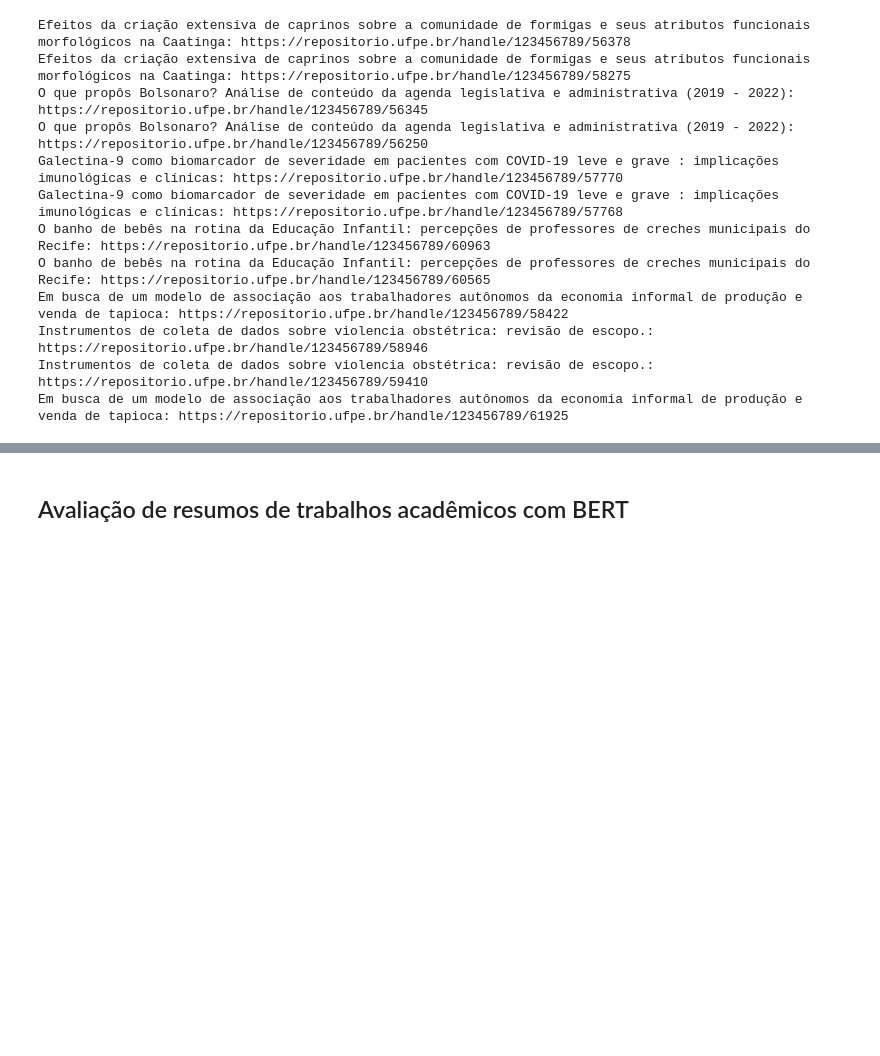
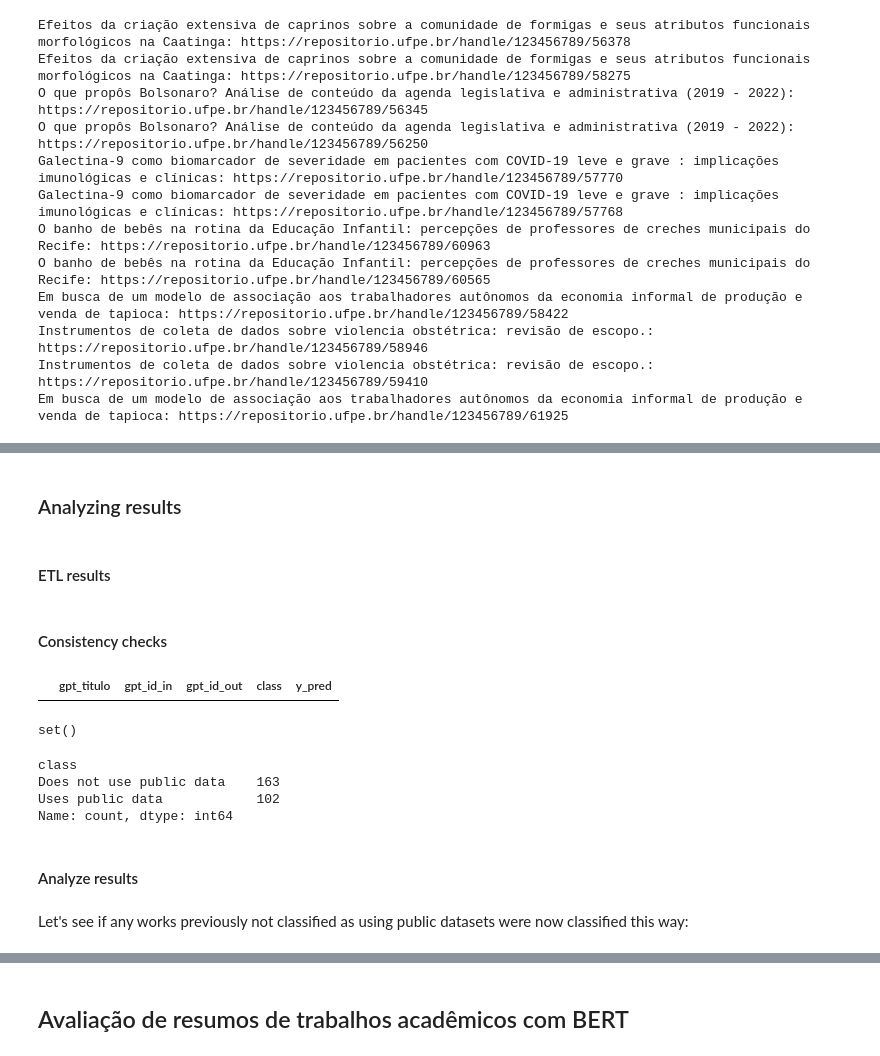
Before and after one commit to cewebbr/cordata, a Jupyter notebook: analises/40_filtragem_teses_que_usam_dados.ipynb, the cells around one changed output, grey strips where cells are left out. Drawn from its saved outputs; the diff is of its cells as text; code cells hidden in the pictures; blank space fills up the shorter version.

```diff
--- a/analises/40_filtragem_teses_que_usam_dados.ipynb
+++ b/analises/40_filtragem_teses_que_usam_dados.ipynb
@@ -313,0 +441,51 @@ public_data_df = classified_teses_df.loc[classified_teses_df['class'] == 'Uses p
+# %% [markdown]
+### Analyzing results
+# %% [markdown]
+#### ETL results
+# %%
+# Load GPT results:
+gpt_input  = read_jsonl(f'../dados/dspaces/tccs-dissertacoes-teses-2024-ufpe_prompt-test-{prompt_version}_gpt-in.jsonl')
+gpt_output = read_jsonl(f'../dados/dspaces/tccs-dissertacoes-teses-2024-ufpe_prompt-test-{prompt_version}_gpt-out.jsonl')
+# %%
+# Create a GPT classification DataFrame:
+gpt_df = pd.DataFrame()
+#gpt_df['gpt_titulo'] = pd.Series([extract_xml_tag(g['body']['messages'][0]['content'], 'TITLE') for g in gpt_input])
+gpt_df['gpt_titulo'] = pd.Series([re.findall('<TITLE>(.+)</TITLE>', g['body']['messages'][0]['content'])[0] for g in gpt_input])
+gpt_df['gpt_id_in']  = pd.Series(extract(gpt_input, 'custom_id'))
+gpt_df['gpt_id_out'] = pd.Series(extract(gpt_output, 'custom_id'))
+gpt_df['class']      = pd.Series([g['response']['body']['choices'][0]['message']['content'] for g in gpt_output])
+gpt_df['y_pred']     = binary_encode(gpt_df['class'])
+
+# TEMP: remove duplicates:
+gpt_df.drop_duplicates(subset='gpt_titulo', inplace=True)
+
+# Consistency check:
+assert (gpt_df['gpt_id_in'] == gpt_df['gpt_id_out']).all()
+# Integrity test:
+assert xd.iskeyQ(gpt_df[['gpt_titulo']])
+# %% [markdown]
+#### Consistency checks
+# %%
+# Avaliações com títulos duplicados:
+gpt_df.loc[gpt_df['gpt_titulo'].duplicated(keep=False)]
+# %% [output]
+|  | gpt_titulo | gpt_id_in | gpt_id_out | class | y_pred |
+# %%
+classified_test_df = test_df.merge(gpt_df[['gpt_titulo', 'class', 'y_pred']], left_on='titulo', right_on='gpt_titulo', how='outer')
+# Verifica se alguma avaliação ficou sem dados originais:
+missing_class = set(range(0, len(gpt_df))) - set(classified_test_df.dropna(subset='class').index)
+missing_class
+# %% [output]
+set()
+# %%
+# There should be only two classes:
+gpt_df['class'].value_counts(dropna=False)
+# %% [output]
+class
+Does not use public data    163
+Uses public data            102
+Name: count, dtype: int64
+# %% [markdown]
+#### Analyze results
+# %% [markdown]
+Let's see if any works previously not classified as using public datasets were now classified this way:
```
Also changed, not shown: parts of 43 cells of this notebook.
